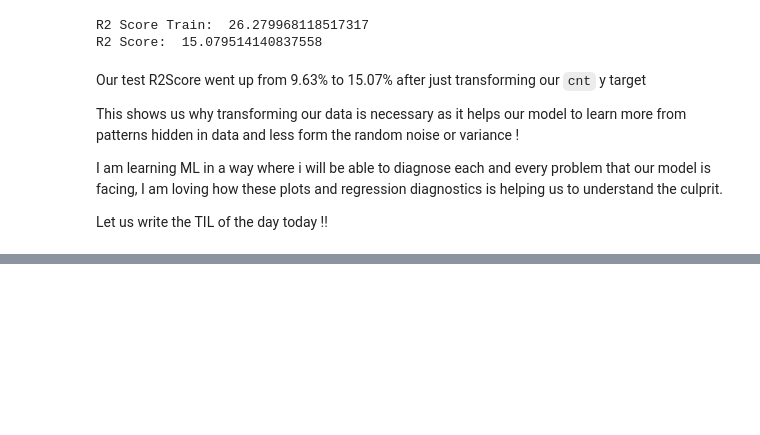
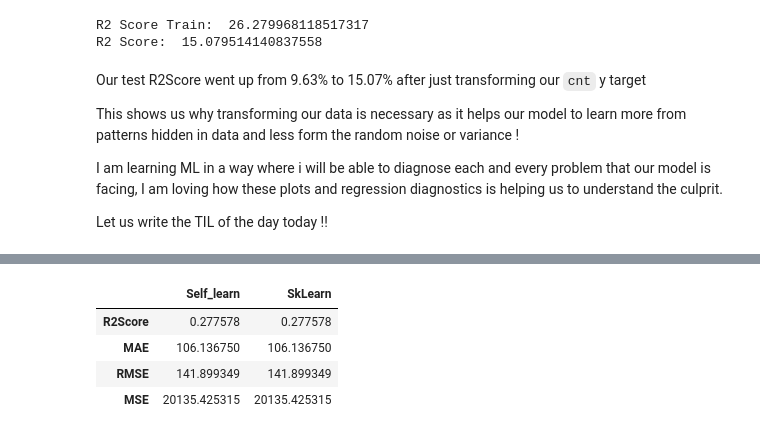
Before and after one commit to sxrthk17/ml-journey, a Jupyter notebook: linear-regression/notebooks/07_Residual_Analysis_Regression_Diagnostics.ipynb, the cells around one changed output, grey strips where cells are left out. Cells and saved outputs as stored; diff of their text form; code cells hidden in the pictures; blank space fills up the shorter version.

```diff
--- a/linear-regression/notebooks/07_Residual_Analysis_Regression_Diagnostics.ipynb
+++ b/linear-regression/notebooks/07_Residual_Analysis_Regression_Diagnostics.ipynb
@@ -827,0 +836,12 @@ def sum_of_squared_error(y_true, y_pred):
+# %%
+
+
+model = MultipleLinearRegression()
+model.fit(X_train, y_train)
+y_pred_train = model.predict(X_train)
+residual = model.residual(X_train, y_train)
+
+r2_self = r2_score(y_train, y_pred_train)
+mae_self = mean_absolute_error(y_train, y_pred_train)
+rmse_self = root_mse(y_train, y_pred_train)
+mse_self = mse(y_train, y_pred_train)
@@ -827,0 +851,21 @@ def sum_of_squared_error(y_true, y_pred):
+# %%
+r2_sk = r2_score(y_train, y_pred_train)
+mae_sk = mean_absolute_error(y_train, y_pred_train)
+rmse_sk = root_mean_squared_error(y_train, y_pred_train)
+mse_sk = mean_squared_error(y_train, y_pred_train)
+# %%
+metrics_data = {
+    "Self_learn": [r2_self, mae_self, rmse_self,mse_self ],
+
+    "SkLearn":[r2_sk, mae_sk, rmse_sk, mse_sk]
+}
+index = ['R2Score', "MAE", "RMSE", "MSE"]
+metrics_df = pd.DataFrame(metrics_data, index=index)
+# %%
+metrics_df
+# %% [output]
+|  | Self_learn | SkLearn |
+| R2Score | 0.277578 | 0.277578 |
+| MAE | 106.136750 | 106.136750 |
+| RMSE | 141.899349 | 141.899349 |
+| MSE | 20135.425315 | 20135.425315 |
```
Also changed, not shown: parts of 4 cells of this notebook.
